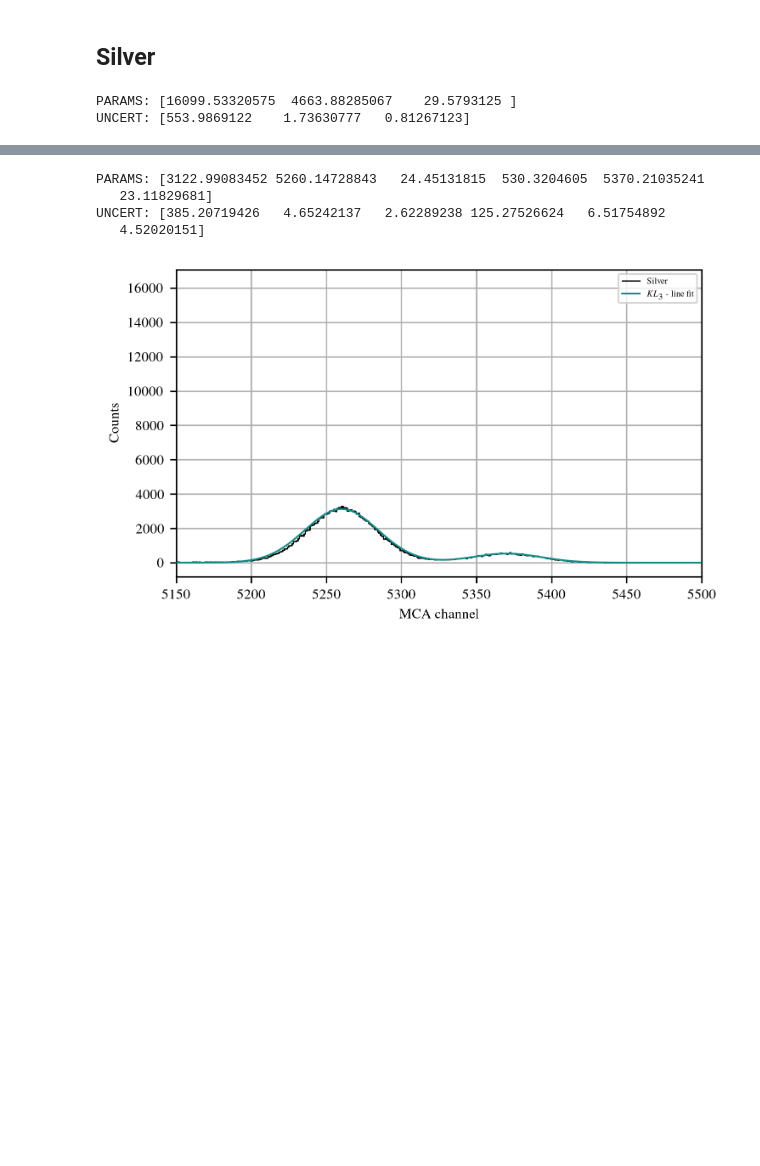
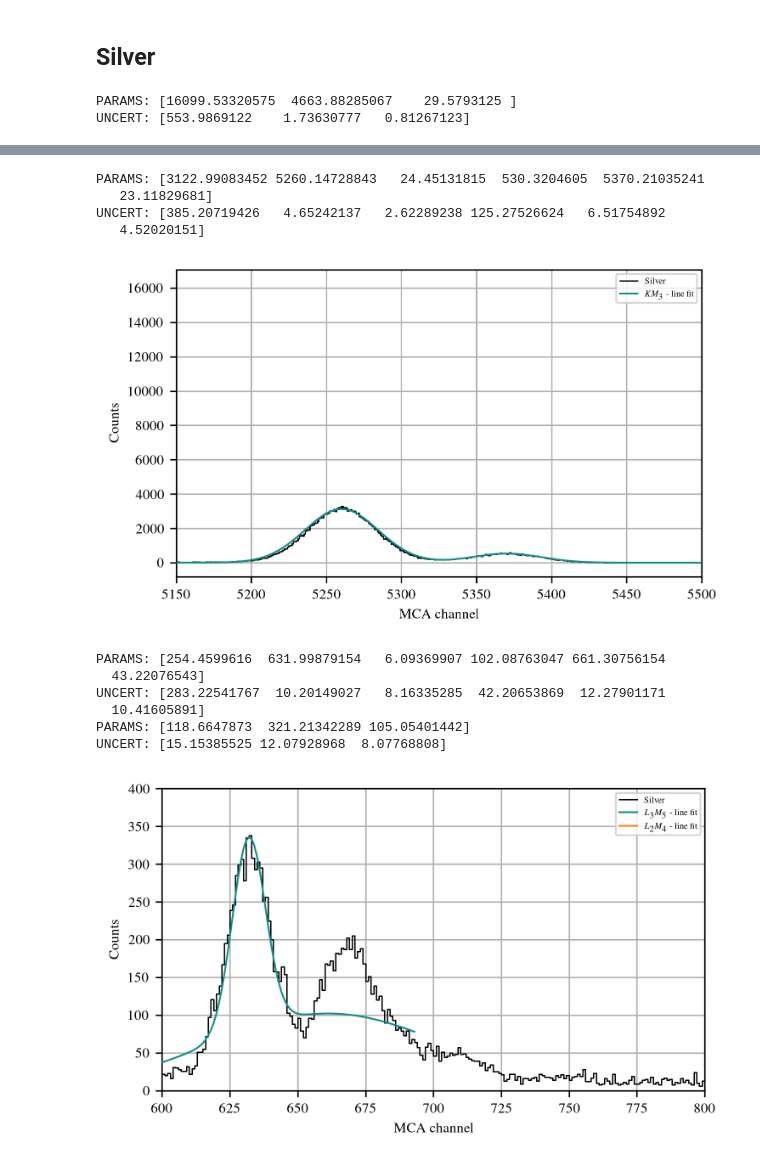
Before and after one commit to SirPhoenix007/IBA-Bonn, a Jupyter notebook: Study_2602_PIXEDetector/PIXE_results_SetD.ipynb, the cells around one changed output, grey strips where cells are left out. Cells and saved outputs as stored; diff of their text form; code cells hidden in the pictures; blank space fills up the shorter version.

```diff
--- a/Study_2602_PIXEDetector/PIXE_results_SetD.ipynb
+++ b/Study_2602_PIXEDetector/PIXE_results_SetD.ipynb
@@ -137,8 +137,8 @@ def all_peaks_one_measurement(file:str, peaks:list, xlim:list, ylim:list, info:l
     bin_data_zerofixed = np.where(bin_data == 0, 1, bin_data)
     data_err = np.sqrt(bin_data_zerofixed)
 
-    meas_name = file.split('//')[2].split('.')[0]
-    meas_folder = file.split('//')[1]
+    meas_name = file.split('//')[3].split('.')[0]
+    meas_folder = file.split('//')[2]
 
     _,ax = plt.subplots(figsize=(5,3), dpi=DPI)
     # ax.set_facecolor(color_schemes['c_back'])
@@ -172,7 +172,7 @@ def all_peaks_one_measurement(file:str, peaks:list, xlim:list, ylim:list, info:l
 
 
 
-        csv_file_name = f'.//peak_idents{file[1:-5]}_peaks_{identifier}.csv'
+        csv_file_name = f'.//peak_idents//{meas_folder}//{meas_name}_peaks_{identifier}.csv'
 
         with open(csv_file_name, mode='a', newline='', encoding='utf-8') as csv_file:
             writer = csv.writer(csv_file)
@@ -295,28 +295,41 @@ UNCERT: [542.6331811    5.65620053   3.17395088 170.74429284   9.35742446
 ## Silver
 # %%
 #------------ Silver, 3600s------------#
-file_to_analyze_Ag = './/2026_03_25//20260325-102428.vspc'
+file_to_analyze_Ag = './/collected_data//2026_03_25//20260325-102428.vspc'
 
 init_val1 = [[16000,4680,27]]
 init_val2 = [[2950,5250,40,600,5370,20]]
+init_val3 = [[350,631,8,200,661,8],[50,710,15]]
 xlim1 = [4500,5000]
 xlim2 = [5150,5500]
+xlim3 = [600,800]
 ylim1 = []
 ylim2 = []
-info1 = ['Silver', '$KL_3$', '$KM_3$']
-info2 = ['Silver', '$KL_3$', '$KM_3$']
+ylim3 = [0,400]
+info1 = ['Silver', '$KL_3$']
+info2 = ['Silver', '$KM_3$', '$KN_{2,3}$']
+info3 = ['Silver', '$L_3M_5$', '$L_2M_4$']
 gauss1 = ['single']
 gauss2 = ['double']
+gauss3 = ['double','single']
 
 all_peaks_one_measurement(file = file_to_analyze_Ag, peaks = init_val1, xlim=xlim1, ylim=ylim1, info=info1, col_flag=True, identifier='0', gauss_ident=gauss1)
 all_peaks_one_measurement(file = file_to_analyze_Ag, peaks = init_val2, xlim=xlim2, ylim=ylim2, info=info2, col_flag=True, identifier='0', gauss_ident=gauss2)
+all_peaks_one_measurement(file = file_to_analyze_Ag, peaks = init_val3, xlim=xlim3, ylim=ylim3, info=info3, col_flag=True, identifier='0', gauss_ident=gauss3)
 #------------ Silver, 3600s ------------#
 # %% [output]
 PARAMS: [16099.53320575  4663.88285067    29.5793125 ]
 UNCERT: [553.9869122    1.73630777   0.81267123]
 [figure]
 PARAMS: [3122.99083452 5260.14728843   24.45131815  530.3204605  5370.21035241
    23.11829681]
 UNCERT: [385.20719426   4.65242137   2.62289238 125.27526624   6.51754892
    4.52020151]
 [figure]
+PARAMS: [254.4599616  631.99879154   6.09369907 102.08763047 661.30756154
+  43.22076543]
+UNCERT: [283.22541767  10.20149027   8.16335285  42.20653869  12.27901171
+  10.41605891]
+PARAMS: [118.6647873  321.21342289 105.05401442]
+UNCERT: [15.15385525 12.07928968  8.07768808]
+[figure, added]
```
Also changed, not shown: parts of 3 cells of this notebook, 11 other files.
